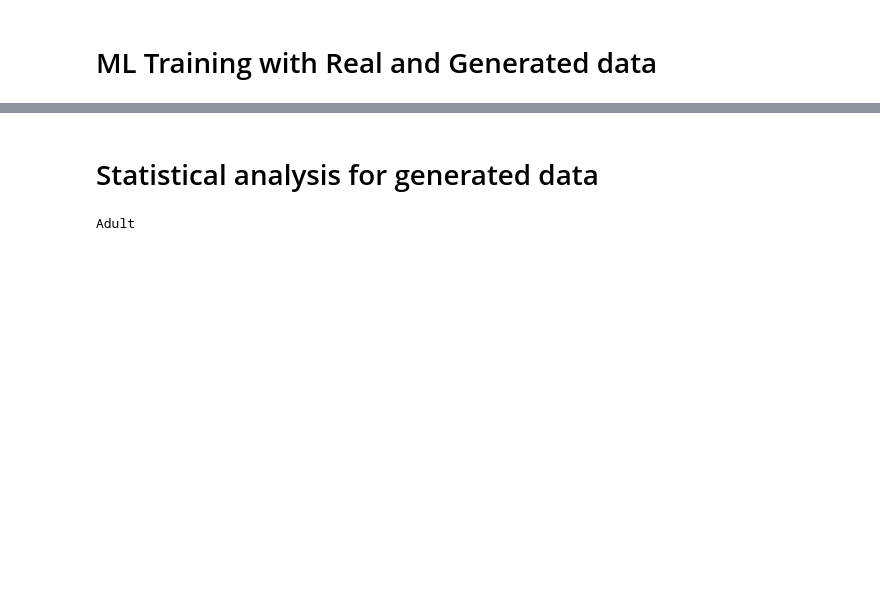
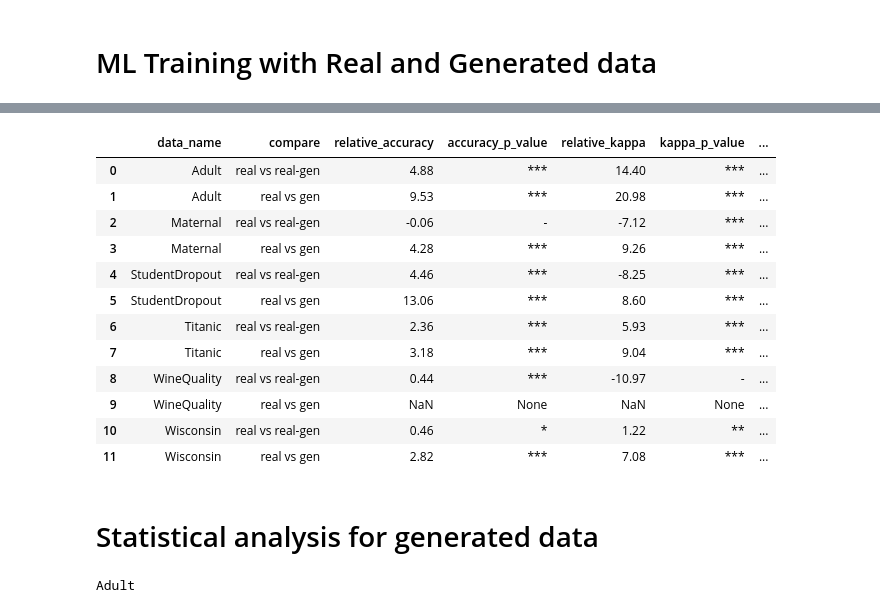
Before and after one commit to JoseLlanes/TabularDataGAN, a Jupyter notebook: AnalysisNotebooks/ResultAnalysis.ipynb, the cells around one changed output, grey strips where cells are left out. Cells and saved outputs as stored; diff of their text form; code cells hidden in the pictures; blank space fills up the shorter version.

```diff
--- a/AnalysisNotebooks/ResultAnalysis.ipynb
+++ b/AnalysisNotebooks/ResultAnalysis.ipynb
@@ -271,3 +455,64 @@ StudentDropout
+# %%
+def from_pickle_name_to_df(pickle_file_name):
+    for file_name in selected_files:
+        with open(f"Results/GenResults_{pickle_file_name}.pkl", 'rb') as f:
+            df_help = pickle.load(f)
+
+    return df_help
+# %%
+help_list = []
+for g, df_g in df_latex_train.groupby("data_name"):
+
+    pickle_file_name = f'{df_g["data_name"].iloc[0]}_{df_g["model_name"].iloc[0]}'
+    df_train_real = from_pickle_name_to_df(pickle_file_name)["ml_train_model_comparison"]
+
+    pickle_file_name = f'{df_g["data_name"].iloc[1]}_{df_g["model_name"].iloc[1]}'
+    df_train_realgen = from_pickle_name_to_df(pickle_file_name)["ml_train_model_comparison"]
+
+    pickle_file_name = f'{df_g["data_name"].iloc[2]}_{df_g["model_name"].iloc[2]}'
+    df_train_gen = from_pickle_name_to_df(pickle_file_name)["ml_train_model_comparison"]
+
+    help_dict = {"data_name": g, "compare": "real vs real-gen"}
+    for metric in metrics_skm_list:
+        array_real = df_train_real[f"{metric}_train_real_test_real"].values
+        array_realgen = df_train_realgen[f"{metric}_train_realgen_test_real"].values
+        # array_gen = df_train_gen[f"{metric}_train_gen_test_real"].values
+
+        _, p_value = ks_2samp(array_real, array_realgen)
+
+        help_dict[f"relative_{metric}"] = np.round(100 * (np.mean(array_real) - np.mean(array_realgen))/np.mean(array_real), 2)
+        help_dict[f"{metric}_p_value"] = p_value_string(p_value)
+
+    help_list.append(help_dict)
+
+    help_dict = {"data_name": g, "compare": "real vs gen"}
+    for metric in metrics_skm_list:
+        array_real = df_train_real[f"{metric}_train_real_test_real"].values
+        # array_realgen = df_train_realgen[f"{metric}_train_realgen_test_real"].values
+        array_gen = df_train_gen[f"{metric}_train_gen_test_real"].values
+
+        _, p_value = ks_2samp(array_real, array_gen)
+
+        help_dict[f"relative_{metric}"] = np.round(100 * (np.mean(array_real) - np.mean(array_gen))/np.mean(array_real), 2)
+        help_dict[f"{metric}_p_value"] = p_value_string(p_value)
+
+    help_list.append(help_dict)
+
+pd.DataFrame(help_list)
+# %% [output]
+|  | data_name | compare | relative_accuracy | accuracy_p_value | relative_kappa | kappa_p_value | ... |
+| 0 | Adult | real vs real-gen | 4.88 | *** | 14.40 | *** | ... |
+| 1 | Adult | real vs gen | 9.53 | *** | 20.98 | *** | ... |
+| 2 | Maternal | real vs real-gen | -0.06 | - | -7.12 | *** | ... |
+| 3 | Maternal | real vs gen | 4.28 | *** | 9.26 | *** | ... |
+| 4 | StudentDropout | real vs real-gen | 4.46 | *** | -8.25 | *** | ... |
+| 5 | StudentDropout | real vs gen | 13.06 | *** | 8.60 | *** | ... |
+| 6 | Titanic | real vs real-gen | 2.36 | *** | 5.93 | *** | ... |
+| 7 | Titanic | real vs gen | 3.18 | *** | 9.04 | *** | ... |
+| 8 | WineQuality | real vs real-gen | 0.44 | *** | -10.97 | - | ... |
+| 9 | WineQuality | real vs gen | NaN | None | NaN | None | ... |
+| 10 | Wisconsin | real vs real-gen | 0.46 | * | 1.22 | ** | ... |
+| 11 | Wisconsin | real vs gen | 2.82 | *** | 7.08 | *** | ... |
 # %% [markdown]
 # Statistical analysis for generated data
 # %%
```
Also changed, not shown: parts of 12 cells of this notebook, 3 other files.
